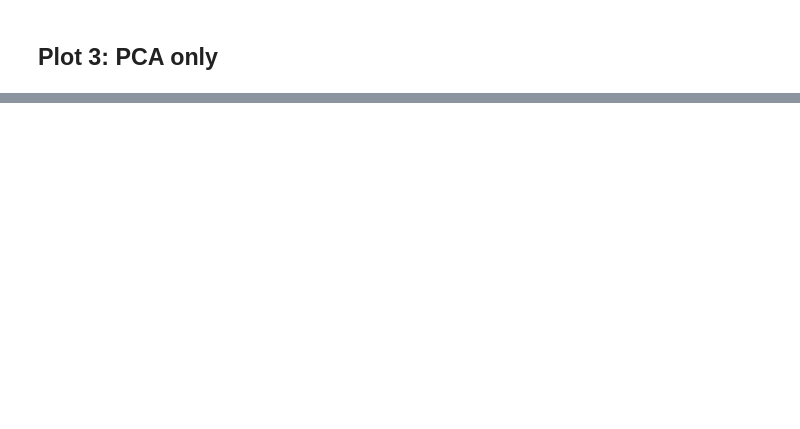
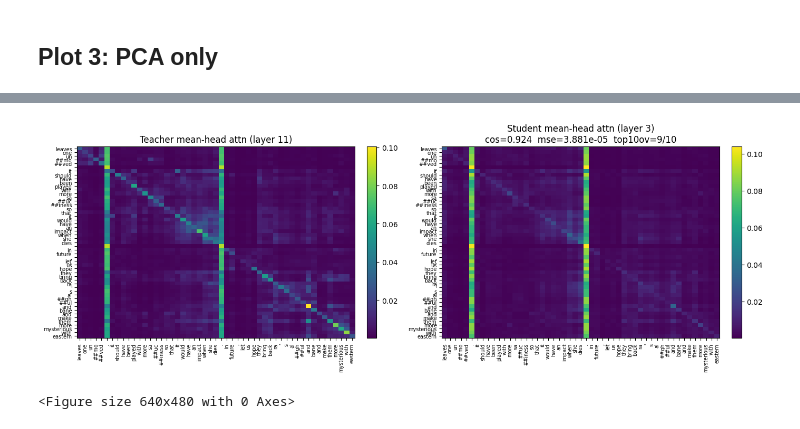
Before and after one commit to MarcoColan01/nlp.project-Colangelo-2526, a Jupyter notebook: notebooks/6_emb_attn_exploration.ipynb, the cells around one changed output, grey strips where cells are left out. Cells and saved outputs as stored; diff of their text form; code cells hidden in the pictures; blank space fills up the shorter version.

```diff
--- a/notebooks/6_emb_attn_exploration.ipynb
+++ b/notebooks/6_emb_attn_exploration.ipynb
@@ -289,0 +291,24 @@ plt.show()
+# %%
+t_layer = 11   # teacher last
+s_layer = 3    # student last
+
+A_T = get_attn(teacher, enc, t_layer)         # [hT, L, L]
+A_S = get_attn(student, enc, s_layer)   # [hS, L, L]
+
+M_T = A_T.mean(axis=0)  # [L,L]
+M_S = A_S.mean(axis=0)
+# %%
+target = "dies"
+idxs = [i for i,tok in enumerate(tokens) if tok == target]
+if len(idxs) == 0:
+    # fallback: cerca sottostringa (per casi wordpiece)
+    idxs = [i for i,tok in enumerate(tokens) if target in tok]
+
+center = idxs[0] if idxs else min(20, L//2)
+W = 25
+a = max(0, center - W)
+b = min(L, center + W + 1)
+
+sub_tokens = tokens[a:b]
+sub_T = M_T[a:b, a:b]
+sub_S = M_S[a:b, a:b]
@@ -289,0 +337,22 @@ plt.show()
+# %%
+plt.figure(figsize=(14,5))
+plt.subplot(1,2,1)
+plt.imshow(sub_T, aspect="auto")
+plt.xticks(range(len(sub_tokens)), sub_tokens, rotation=90, fontsize=7)
+plt.yticks(range(len(sub_tokens)), sub_tokens, fontsize=7)
+plt.title(f"Teacher mean-head attn (layer {t_layer})")
+plt.colorbar(fraction=0.046, pad=0.04)
+
+plt.subplot(1,2,2)
+plt.imshow(sub_S, aspect="auto")
+plt.xticks(range(len(sub_tokens)), sub_tokens, rotation=90, fontsize=7)
+plt.yticks(range(len(sub_tokens)), sub_tokens, fontsize=7)
+plt.title(f"Student mean-head attn (layer {s_layer})\ncos={cos:.3f}  mse={mse:.4g}  top{k}ov={overlap}/{k}")
+plt.colorbar(fraction=0.046, pad=0.04)
+
+plt.tight_layout()
+plt.show()
+plt.savefig('attn_heatmaps.png')
+# %% [output]
+[figure, added]
+<Figure size 640x480 with 0 Axes>
```
Also changed, not shown: parts of 24 cells of this notebook, 3 other files.
